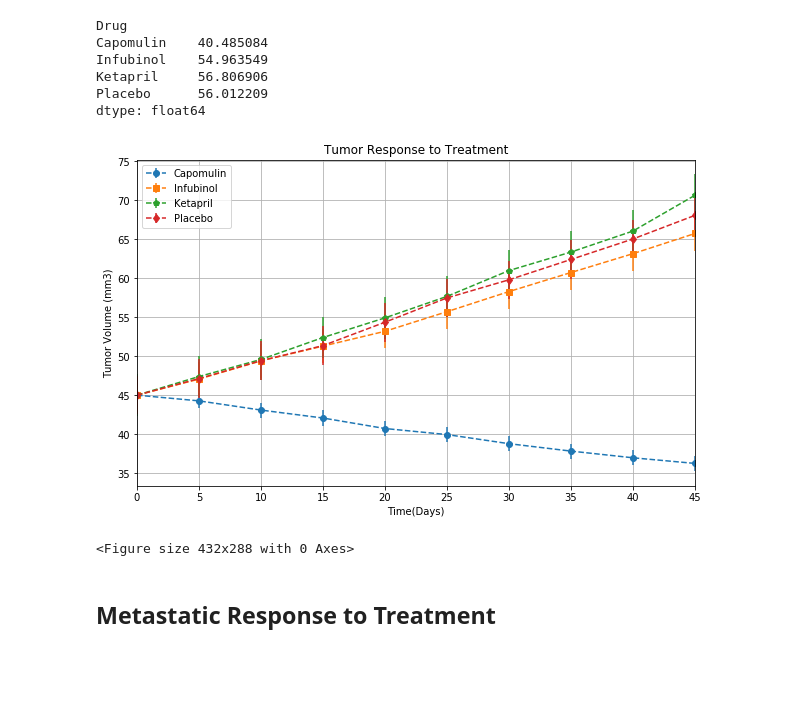
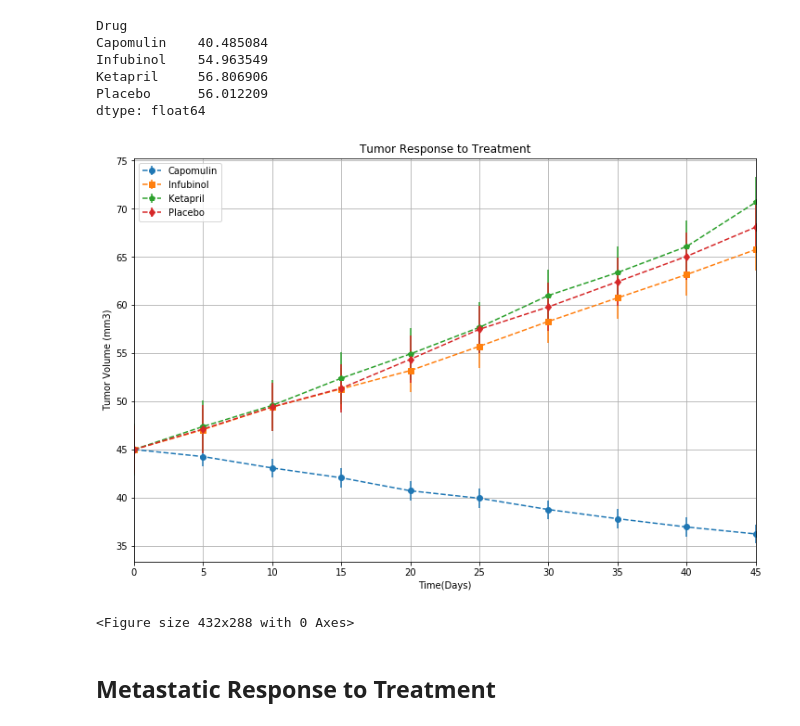
Before and after one commit to Deyinka/matplotlib-challenge, a Jupyter notebook: Pymaceuticals/Pymaceuticals _Assignment.ipynb, the cells around one changed output. Drawn from its saved outputs; the diff is of its cells as text; code cells hidden in the pictures; blank space fills up the shorter version.

```diff
--- a/Pymaceuticals/Pymaceuticals _Assignment.ipynb
+++ b/Pymaceuticals/Pymaceuticals _Assignment.ipynb
@@ -132,23 +132,23 @@ dtype: float64
 # %%
 # Generate the Plot (with Error Bars)
 Timepoint = Tumor_response_type.index
-plt.figure(figsize=(10,6))
+plt.figure(figsize=(12,8))
 plt.errorbar(Timepoint, Tumor_response['Capomulin'],yerr=Tumor_response['Capomulin'].sem(), marker ='o', linestyle='--', label="Capomulin")
 
 plt.errorbar(Timepoint, Tumor_response['Infubinol'],yerr=Tumor_response['Infubinol'].sem(), marker ='s', linestyle='--', label="Infubinol")
 plt.errorbar(Timepoint, Tumor_response['Ketapril'],yerr=Tumor_response['Ketapril'].sem(), marker ='p', linestyle='--', label="Ketapril")
 
 plt.errorbar(Timepoint, Tumor_response['Placebo'],yerr=Tumor_response['Placebo'].sem(), marker ='d', linestyle='--', label="Placebo")
 
 plt.gca().set(xlabel = 'Time(Days)', ylabel = 'Tumor Volume (mm3)',title = 'Tumor Response to Treatment',xlim = (0,max(Timepoint)))
 plt.legend(loc = 'best', frameon=True)
 plt.grid()
 plt.show()
 
 # Save the Figure
 plt.savefig("errorbar.png")
 # %% [output]
-[figure, old version]
+[figure, new version]
 <Figure size 432x288 with 0 Axes>
 # %% [markdown]
 ## Metastatic Response to Treatment
```
Also changed, not shown: parts of 2 cells of this notebook.
